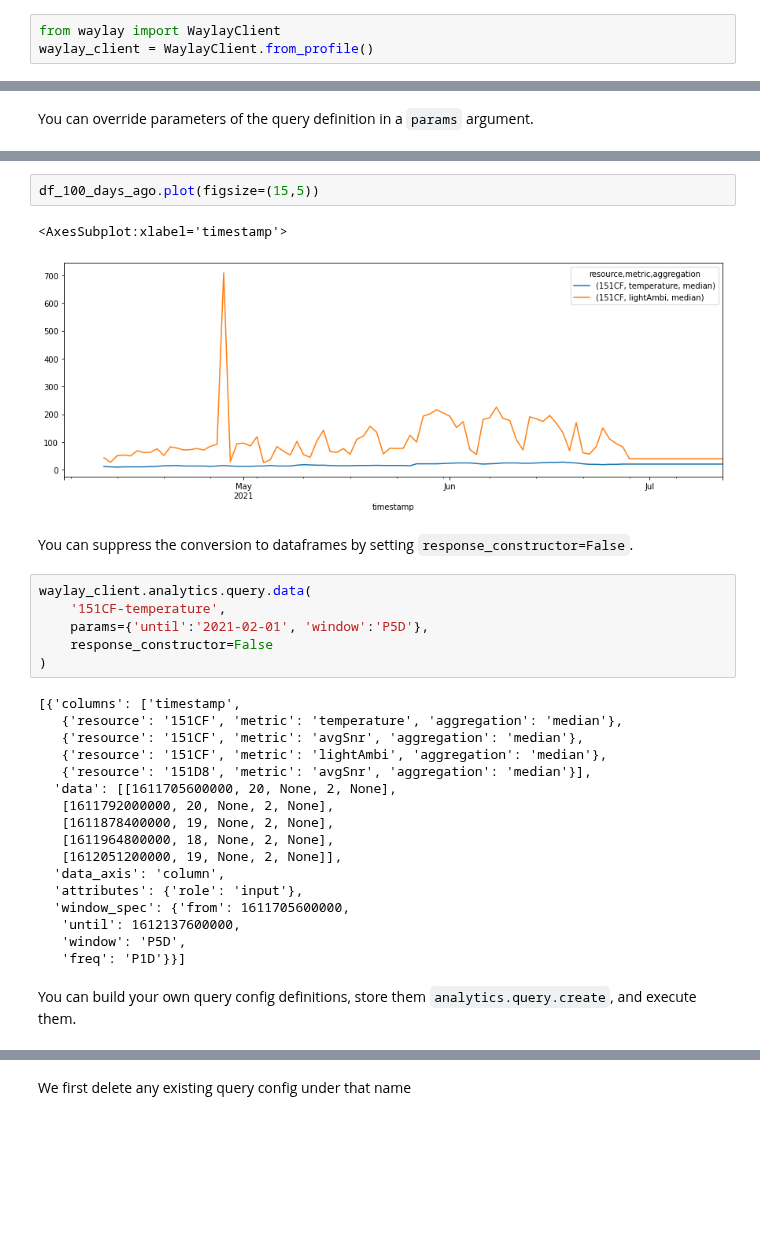
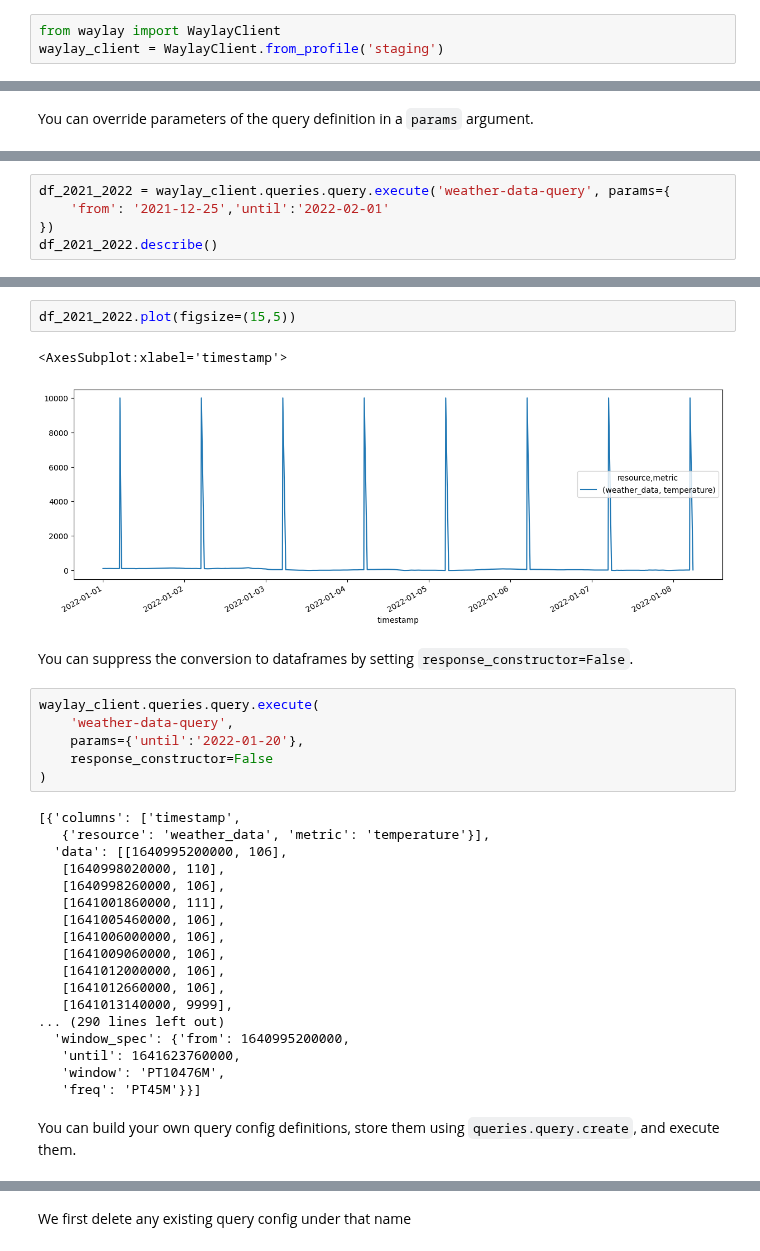
Before and after one commit to waylayio/demo-general, a Jupyter notebook: python-sdk/query/Multivariate time series retrieval with Query Configurations.ipynb, the cells around one changed output, grey strips where cells are left out. Drawn from its saved outputs; the diff is of its cells as text; blank space fills up the shorter version.

```diff
--- a/python-sdk/query/Multivariate time series retrieval with Query Configurations.ipynb
+++ b/python-sdk/query/Multivariate time series retrieval with Query Configurations.ipynb
@@ -15,5 +19,5 @@ See https://docs.waylay.io/api/query/ or https://docs-io.waylay.io/#/features/qu
 Import the client and check your backend connections
 # %%
 from waylay import WaylayClient
-waylay_client = WaylayClient.from_profile()
+waylay_client = WaylayClient.from_profile('staging')
 # %%
@@ -103,0 +81,5 @@ df_100_days_ago.describe()
+# %%
+df_2021_2022 = waylay_client.queries.query.execute('weather-data-query', params={
+    'from': '2021-12-25','until':'2022-02-01'
+})
+df_2021_2022.describe()
@@ -104,33 +97,34 @@ df_100_days_ago.describe()
 # %%
-df_100_days_ago.plot(figsize=(15,5))
+df_2021_2022.plot(figsize=(15,5))
 # %% [output]
 <AxesSubplot:xlabel='timestamp'>
-[figure, old version]
+[figure, new version]
 # %% [markdown]
 You can suppress the conversion to dataframes by setting `response_constructor=False`.
 # %%
-waylay_client.analytics.query.data(
-    '151CF-temperature',
-    params={'until':'2021-02-01', 'window':'P5D'},
+waylay_client.queries.query.execute(
+    'weather-data-query',
+    params={'until':'2022-01-20'},
     response_constructor=False
 )
 # %% [output]
 [{'columns': ['timestamp',
-   {'resource': '151CF', 'metric': 'temperature', 'aggregation': 'median'},
-   {'resource': '151CF', 'metric': 'avgSnr', 'aggregation': 'median'},
-   {'resource': '151CF', 'metric': 'lightAmbi', 'aggregation': 'median'},
-   {'resource': '151D8', 'metric': 'avgSnr', 'aggregation': 'median'}],
-  'data': [[1611705600000, 20, None, 2, None],
-   [1611792000000, 20, None, 2, None],
-   [1611878400000, 19, None, 2, None],
-   [1611964800000, 18, None, 2, None],
-   [1612051200000, 19, None, 2, None]],
-  'data_axis': 'column',
-  'attributes': {'role': 'input'},
-  'window_spec': {'from': 1611705600000,
-   'until': 1612137600000,
-   'window': 'P5D',
-   'freq': 'P1D'}}]
+   {'resource': 'weather_data', 'metric': 'temperature'}],
+  'data': [[1640995200000, 106],
+   [1640998020000, 110],
+   [1640998260000, 106],
+   [1641001860000, 111],
+   [1641005460000, 106],
+   [1641006000000, 106],
+   [1641009060000, 106],
+   [1641012000000, 106],
+   [1641012660000, 106],
+   [1641013140000, 9999],
+... (290 lines left out)
+  'window_spec': {'from': 1640995200000,
+   'until': 1641623760000,
+   'window': 'PT10476M',
+   'freq': 'PT45M'}}]
 # %% [markdown]
-You can build your own query config definitions, store them `analytics.query.create`, and execute them.
+You can build your own query config definitions, store them using `queries.query.create`, and execute them.
 # %%
```
Also changed, not shown: parts of 18 cells of this notebook, 10 other files.
